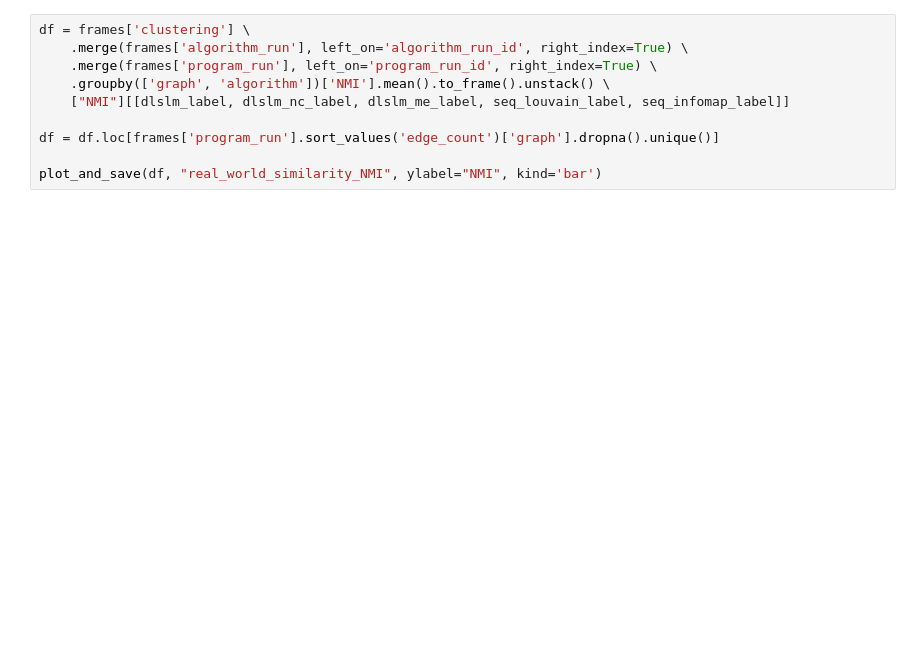
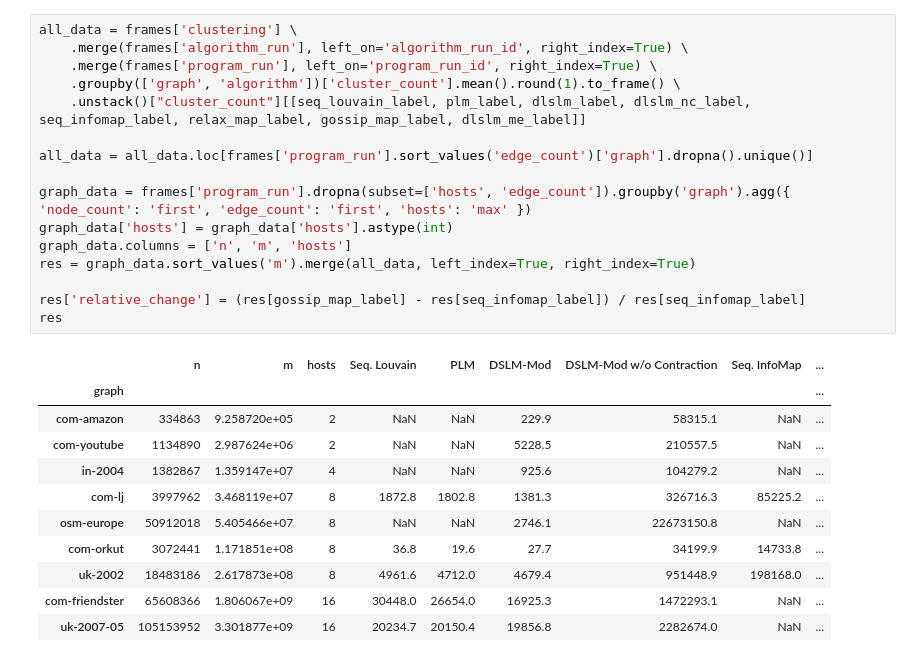
Before and after one commit to kit-algo/distributed_clustering_thrill, a Jupyter notebook: analysis/Paper - Real World Similarities.ipynb, the cells around one changed output. Saved outputs shown, nothing was run; the diff lists cells and outputs as text; blank space fills up the shorter version.

```diff
--- a/analysis/Paper - Real World Similarities.ipynb
+++ b/analysis/Paper - Real World Similarities.ipynb
@@ -132,10 +166,28 @@ read communities from: /amd.home/home/i11/zeitz/ma/data/results/paper/all_real_b
 # %%
-df = frames['clustering'] \
+all_data = frames['clustering'] \
     .merge(frames['algorithm_run'], left_on='algorithm_run_id', right_index=True) \
     .merge(frames['program_run'], left_on='program_run_id', right_index=True) \
-    .groupby(['graph', 'algorithm'])['NMI'].mean().to_frame().unstack() \
-    ["NMI"][[dlslm_label, dlslm_nc_label, dlslm_me_label, seq_louvain_label, seq_infomap_label]]
+    .groupby(['graph', 'algorithm'])['cluster_count'].mean().round(1).to_frame() \
+    .unstack()["cluster_count"][[seq_louvain_label, plm_label, dlslm_label, dlslm_nc_label, seq_infomap_label, relax_map_label, gossip_map_label, dlslm_me_label]]
 
-df = df.loc[frames['program_run'].sort_values('edge_count')['graph'].dropna().unique()]
+all_data = all_data.loc[frames['program_run'].sort_values('edge_count')['graph'].dropna().unique()]
 
-plot_and_save(df, "real_world_similarity_NMI", ylabel="NMI", kind='bar')
+graph_data = frames['program_run'].dropna(subset=['hosts', 'edge_count']).groupby('graph').agg({ 'node_count': 'first', 'edge_count': 'first', 'hosts': 'max' })
+graph_data['hosts'] = graph_data['hosts'].astype(int)
+graph_data.columns = ['n', 'm', 'hosts']
+res = graph_data.sort_values('m').merge(all_data, left_index=True, right_index=True)
+
+res['relative_change'] = (res[gossip_map_label] - res[seq_infomap_label]) / res[seq_infomap_label]
+res
+# %% [output]
+|  | n | m | hosts | Seq. Louvain | PLM | DSLM-Mod | DSLM-Mod w/o Contraction | Seq. InfoMap | ... |
+| graph |  |  |  |  |  |  |  |  | ... |
+| com-amazon | 334863 | 9.258720e+05 | 2 | NaN | NaN | 229.9 | 58315.1 | NaN | ... |
+| com-youtube | 1134890 | 2.987624e+06 | 2 | NaN | NaN | 5228.5 | 210557.5 | NaN | ... |
+| in-2004 | 1382867 | 1.359147e+07 | 4 | NaN | NaN | 925.6 | 104279.2 | NaN | ... |
+| com-lj | 3997962 | 3.468119e+07 | 8 | 1872.8 | 1802.8 | 1381.3 | 326716.3 | 85225.2 | ... |
+| osm-europe | 50912018 | 5.405466e+07 | 8 | NaN | NaN | 2746.1 | 22673150.8 | NaN | ... |
+| com-orkut | 3072441 | 1.171851e+08 | 8 | 36.8 | 19.6 | 27.7 | 34199.9 | 14733.8 | ... |
+| uk-2002 | 18483186 | 2.617873e+08 | 8 | 4961.6 | 4712.0 | 4679.4 | 951448.9 | 198168.0 | ... |
+| com-friendster | 65608366 | 1.806067e+09 | 16 | 30448.0 | 26654.0 | 16925.3 | 1472293.1 | NaN | ... |
+| uk-2007-05 | 105153952 | 3.301877e+09 | 16 | 20234.7 | 20150.4 | 19856.8 | 2282674.0 | NaN | ... |
```
Also changed, not shown: parts of 13 cells of this notebook, 6 other files.
